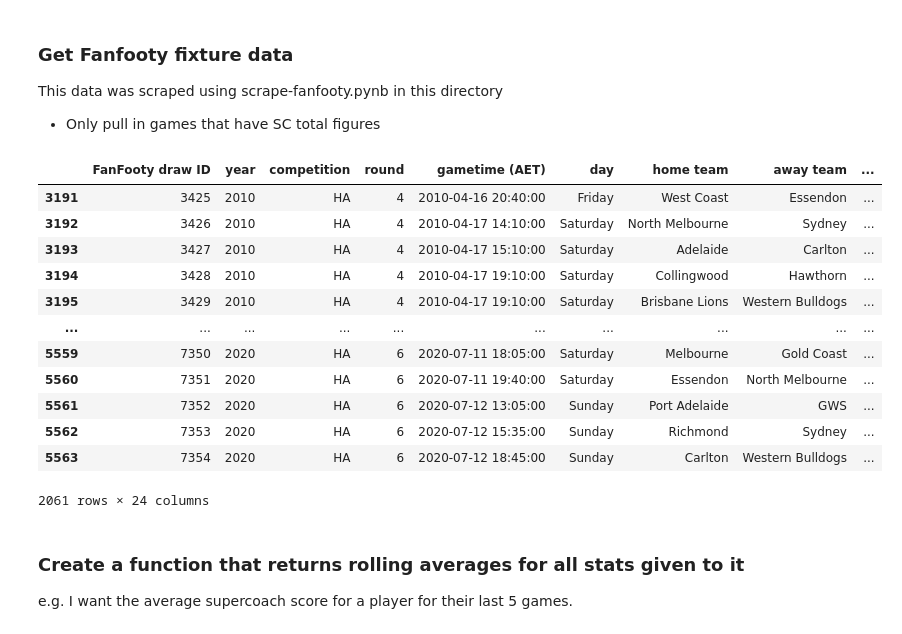
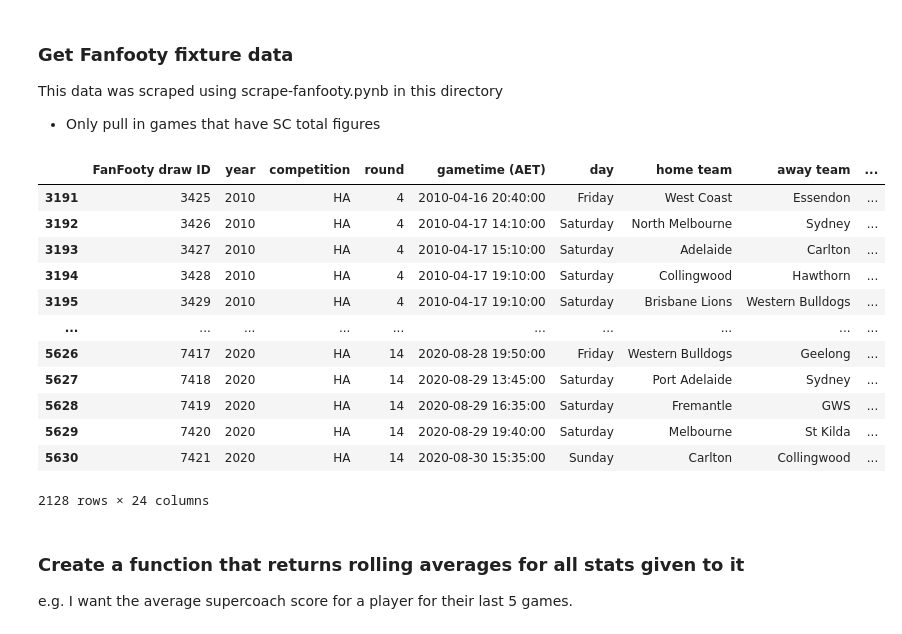
Before and after one commit to mark-richards/sc-player-data, a Jupyter notebook: predict-fanfooty.ipynb, the cells around one changed output. Saved outputs shown, nothing was run; the diff lists cells and outputs as text; code cells hidden in the pictures.

```diff
--- a/predict-fanfooty.ipynb
+++ b/predict-fanfooty.ipynb
@@ -64,23 +43,24 @@ This data was scraped using scrape-fanfooty.pynb in this directory
 
 - Only pull in games that have SC total figures
 # %%
-df_fixture = pd.read_csv("exports/scrape_20200715-220533/fanfooty_fixture.csv", index_col=0)
+df_fixture = pd.read_csv("exports/scrape_20200831-093824/fanfooty_fixture.csv", index_col=0)
 df_fixture = df_fixture.loc[(df_fixture['Home SC total'] > 0 ) & (df_fixture['Away SC total'] > 0 )]
+df_fixture['FanFooty draw ID'] = df_fixture['FanFooty draw ID'].astype('int')
 df_fixture
 # %% [output]
 |  | FanFooty draw ID | year | competition | round | gametime (AET) | day | home team | away team | ... |
 | 3191 | 3425 | 2010 | HA | 4 | 2010-04-16 20:40:00 | Friday | West Coast | Essendon | ... |
 | 3192 | 3426 | 2010 | HA | 4 | 2010-04-17 14:10:00 | Saturday | North Melbourne | Sydney | ... |
 | 3193 | 3427 | 2010 | HA | 4 | 2010-04-17 15:10:00 | Saturday | Adelaide | Carlton | ... |
 | 3194 | 3428 | 2010 | HA | 4 | 2010-04-17 19:10:00 | Saturday | Collingwood | Hawthorn | ... |
 | 3195 | 3429 | 2010 | HA | 4 | 2010-04-17 19:10:00 | Saturday | Brisbane Lions | Western Bulldogs | ... |
 | ... | ... | ... | ... | ... | ... | ... | ... | ... | ... |
-| 5559 | 7350 | 2020 | HA | 6 | 2020-07-11 18:05:00 | Saturday | Melbourne | Gold Coast | ... |
-| 5560 | 7351 | 2020 | HA | 6 | 2020-07-11 19:40:00 | Saturday | Essendon | North Melbourne | ... |
-| 5561 | 7352 | 2020 | HA | 6 | 2020-07-12 13:05:00 | Sunday | Port Adelaide | GWS | ... |
-| 5562 | 7353 | 2020 | HA | 6 | 2020-07-12 15:35:00 | Sunday | Richmond | Sydney | ... |
-| 5563 | 7354 | 2020 | HA | 6 | 2020-07-12 18:45:00 | Sunday | Carlton | Western Bulldogs | ... |
+| 5626 | 7417 | 2020 | HA | 14 | 2020-08-28 19:50:00 | Friday | Western Bulldogs | Geelong | ... |
+| 5627 | 7418 | 2020 | HA | 14 | 2020-08-29 13:45:00 | Saturday | Port Adelaide | Sydney | ... |
+| 5628 | 7419 | 2020 | HA | 14 | 2020-08-29 16:35:00 | Saturday | Fremantle | GWS | ... |
+| 5629 | 7420 | 2020 | HA | 14 | 2020-08-29 19:40:00 | Saturday | Melbourne | St Kilda | ... |
+| 5630 | 7421 | 2020 | HA | 14 | 2020-08-30 15:35:00 | Sunday | Carlton | Collingwood | ... |
-2061 rows × 24 columns
+2128 rows × 24 columns
 # %% [markdown]
 ### Create a function that returns rolling averages for all stats given to it
 e.g. I want the average supercoach score for a player for their last 5 games.
```
Also changed, not shown: parts of 12 cells of this notebook, 49 other files.
